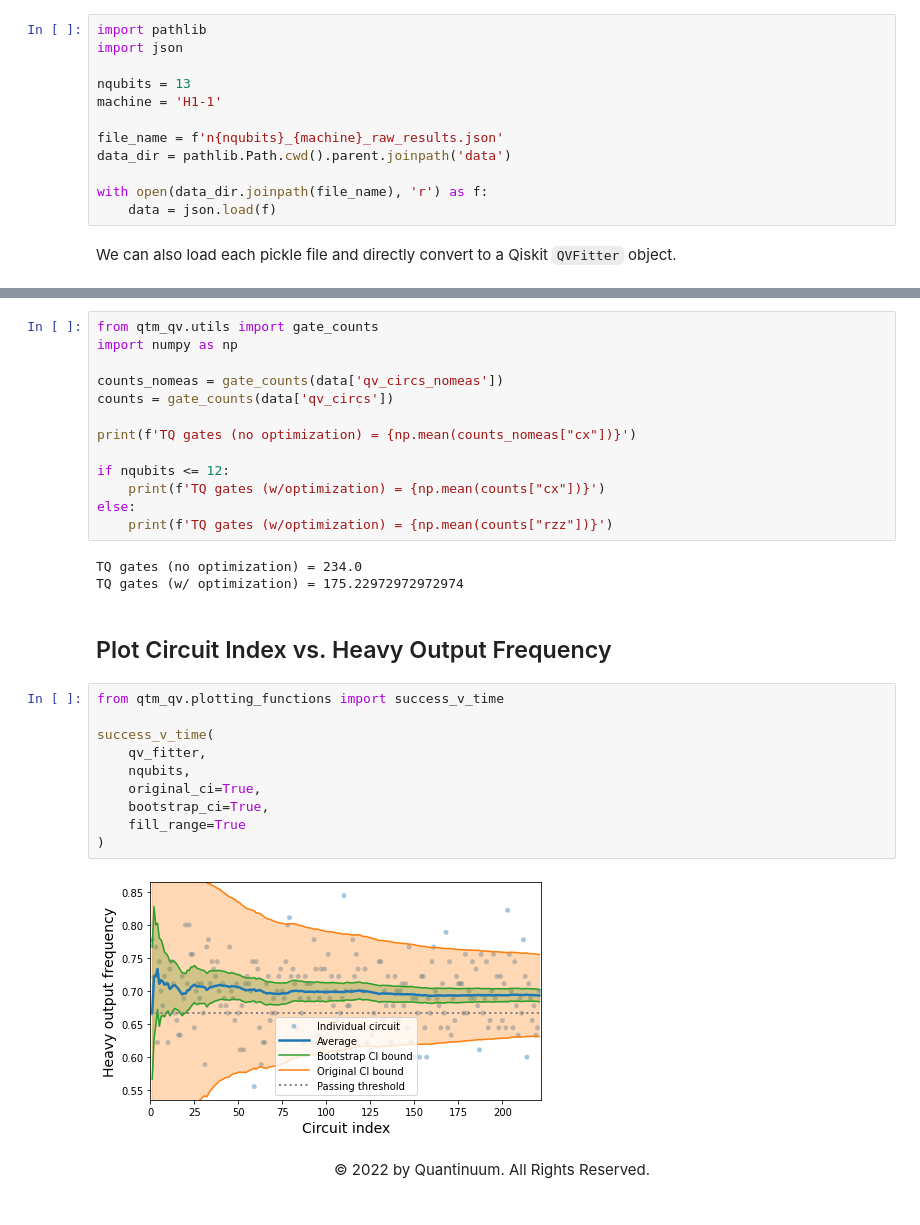
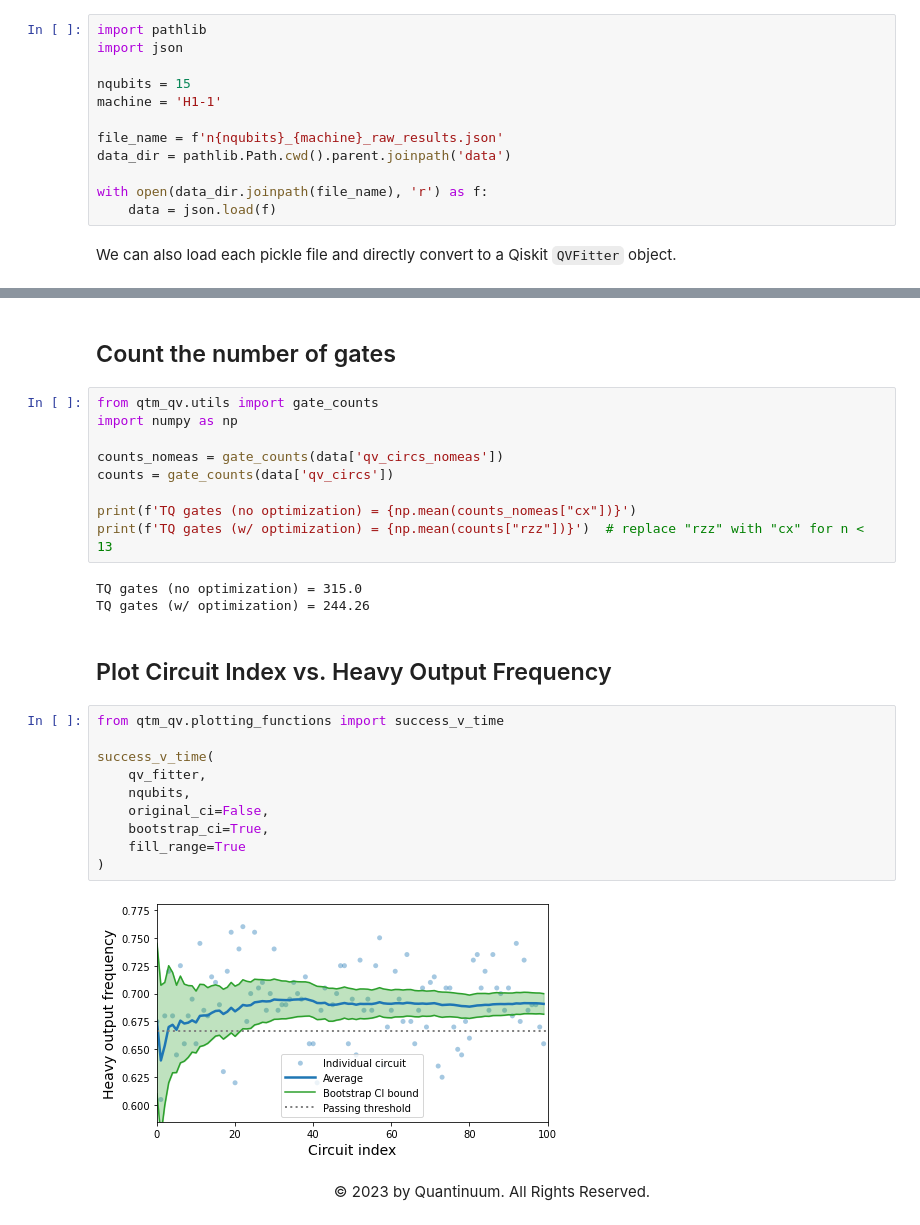
Before and after one commit to CQCL/quantinuum-hardware-quantum-volume, a Jupyter notebook: notebooks/Load Experimental Data.ipynb, the cells around one changed output, grey strips where cells are left out. Saved outputs shown, nothing was run; the diff lists cells and outputs as text.

```diff
--- a/notebooks/Load Experimental Data.ipynb
+++ b/notebooks/Load Experimental Data.ipynb
@@ -25,7 +25,7 @@ Note the machine the test was run on in the file name. This is used as data load
 import pathlib
 import json
 
-nqubits = 13
+nqubits = 15
 machine = 'H1-1'
 
 file_name = f'n{nqubits}_{machine}_raw_results.json'
@@ -50,3 +45,5 @@ Measured HOP = 0.6933433433433434
+# %% [markdown]
+## Count the number of gates
 # %%
 from qtm_qv.utils import gate_counts
 import numpy as np
@@ -55,27 +52,23 @@ counts_nomeas = gate_counts(data['qv_circs_nomeas'])
 counts = gate_counts(data['qv_circs'])
 
 print(f'TQ gates (no optimization) = {np.mean(counts_nomeas["cx"])}')
-
-if nqubits <= 12:
-    print(f'TQ gates (w/optimization) = {np.mean(counts["cx"])}')
-else:
-    print(f'TQ gates (w/optimization) = {np.mean(counts["rzz"])}')
+print(f'TQ gates (w/ optimization) = {np.mean(counts["rzz"])}')  # replace "rzz" with "cx" for n < 13
 # %% [output]
-TQ gates (no optimization) = 234.0
-TQ gates (w/ optimization) = 175.22972972972974
+TQ gates (no optimization) = 315.0
+TQ gates (w/ optimization) = 244.26
 # %% [markdown]
 ## Plot Circuit Index vs. Heavy Output Frequency
 # %%
 from qtm_qv.plotting_functions import success_v_time
 
 success_v_time(
     qv_fitter,
     nqubits,
-    original_ci=True,
+    original_ci=False,
     bootstrap_ci=True,
     fill_range=True
 )
 # %% [output]
-[figure, old version]
+[figure, new version]
 # %% [markdown]
-<div align="center"> &copy; 2022 by Quantinuum. All Rights Reserved. </div>
+<div align="center"> &copy; 2023 by Quantinuum. All Rights Reserved. </div>
```
Also changed, not shown: parts of 3 cells of this notebook, 3 other files.
